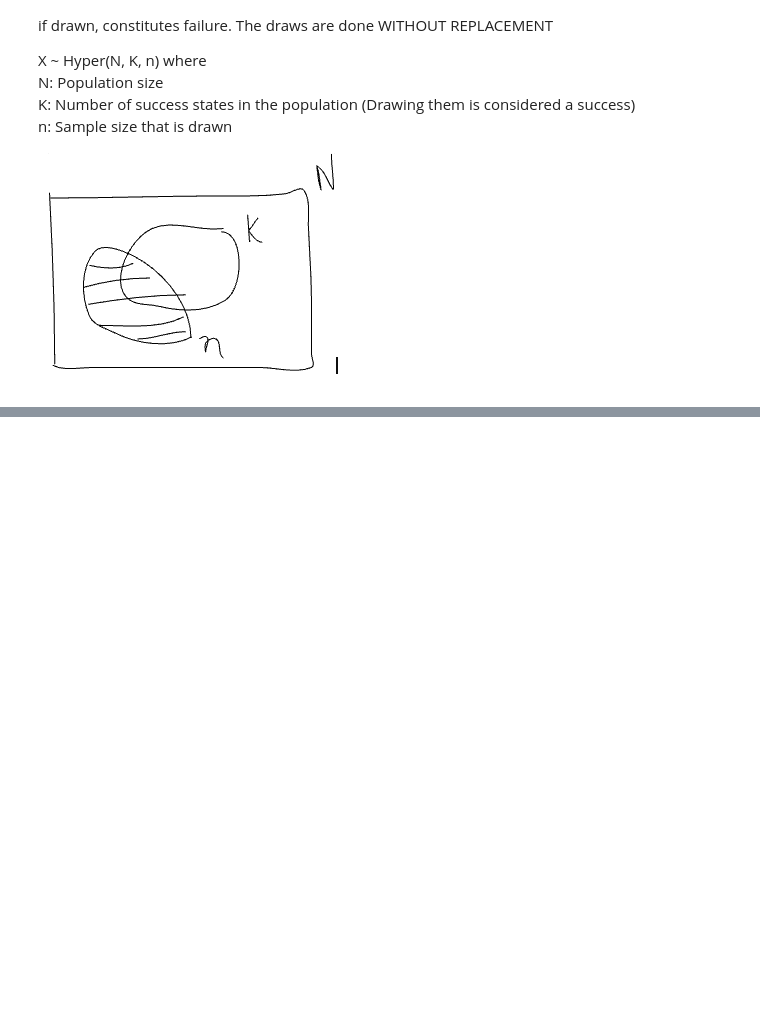
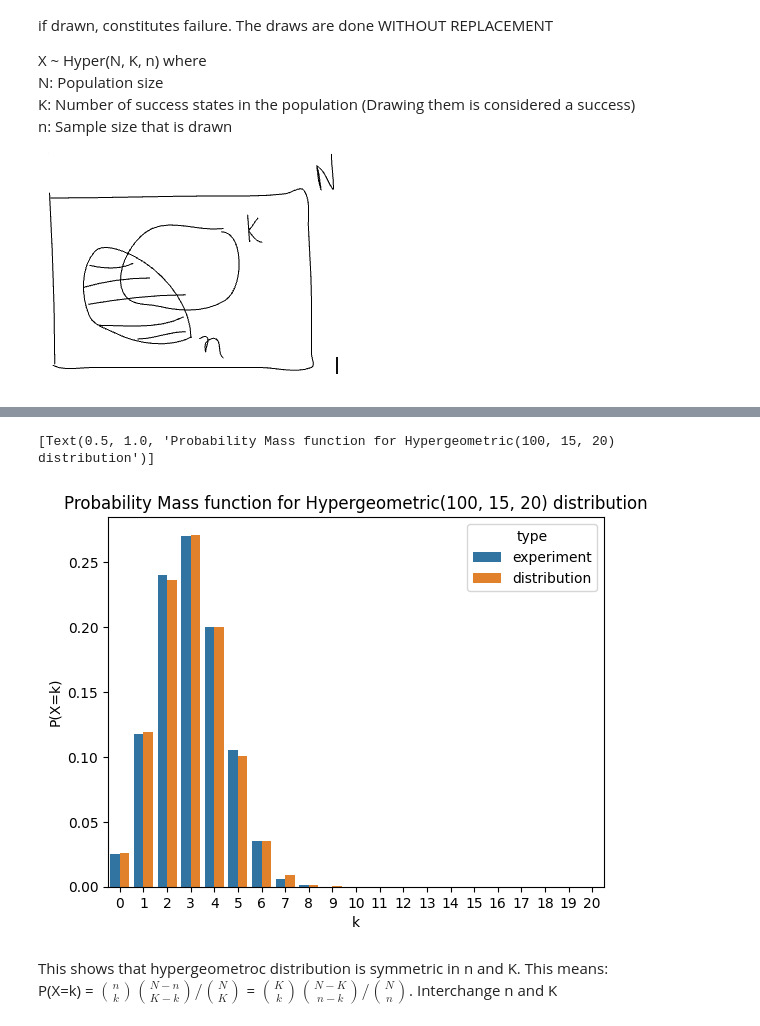
Before and after one commit to hardiksahi/MachineLearning, a Jupyter notebook: courses/harvard_stat110/Lecture_8.ipynb, the cells around one changed output, grey strips where cells are left out. Cells and saved outputs as stored; diff of their text form; code cells hidden in the pictures; blank space fills up the shorter version.

```diff
--- a/Lecture_8.ipynb
+++ b/courses/harvard_stat110/Lecture_8.ipynb
@@ -340,0 +392,35 @@ sns.barplot(data=combined_hypergeometric_prob_df, x="k", y="P(X=k)", hue="type")
+# %%
+def alternate_hypergeometric_experiment(N, K, n, n_iter = 1000):
+  success_trial_count_dict = defaultdict(int)
+  for i in range(n_iter):
+    ## Step1: Create a population
+    population = ['S']*n + ['F']*(N-n)
+    random.shuffle(population)
+
+    ## Step 2: Take a sample of K items
+    sample_list = random.sample(population, K)
+
+    ## Step 3: Count number of aces received:
+    success_count = sum([1 if val == 'S' else 0 for val in sample_list])
+    success_trial_count_dict[success_count]+=1
+
+  return_prob = {s:success_trial_count_dict.get(s, 0)/n_iter for s in range(0, sample_data_size+1)}
+  return return_prob
+# %%
+alt_hypergeometric_experiment_result_prob = alternate_hypergeometric_experiment(N=population_size, K=success_population_size, n=sample_data_size, n_iter = 1000)
+alt_hypergeometric_experiment_df = pd.DataFrame.from_dict(data = alt_hypergeometric_experiment_result_prob, orient='index').reset_index().rename(columns={"index":"k", 0: "P(X=k)"})
+alt_hypergeometric_experiment_df.loc[:, 'type'] = "experiment"
+# %%
+alt_hypergeometric_rv = stats.hypergeom(M=population_size, n=success_population_size, N=sample_data_size)
+alt_hypergeometric_prob = alt_hypergeometric_rv.pmf(k=[i for i in range(0, sample_data_size+1)])
+alt_hypergeometric_prob_df = pd.DataFrame({"P(X=k)":alt_hypergeometric_prob, "k": [i for i in range(0, sample_data_size+1)], "type":"distribution"})
+# %%
+alt_combined_hypergeometric_prob_df = pd.concat([alt_hypergeometric_experiment_df, alt_hypergeometric_prob_df], axis=0)
+# %%
+sns.barplot(data=alt_combined_hypergeometric_prob_df, x="k", y="P(X=k)", hue="type").set(title=f"Probability Mass function for Hypergeometric({population_size}, {success_population_size}, {sample_data_size}) distribution")
+# %% [output]
+[Text(0.5, 1.0, 'Probability Mass function for Hypergeometric(100, 15, 20) distribution')]
+[figure, added]
+# %% [markdown]
+This shows that hypergeometroc distribution is symmetric in n and K. This means: <br/>
+P(X=k) = $\binom{n}{k}\binom{N-n}{K-k}/\binom{N}{K}$ =  $\binom{K}{k}\binom{N-K}{n-k}/\binom{N}{n}$. Interchange n and K
```
Also changed, not shown: parts of 36 cells of this notebook, 5 other files.
